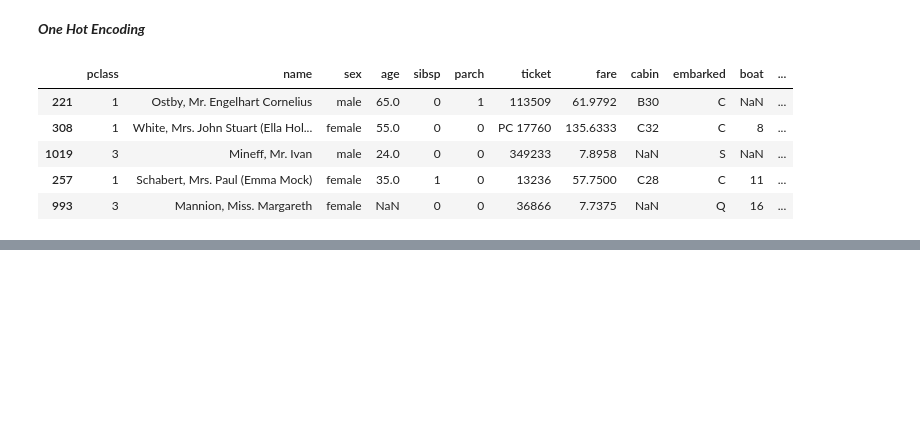
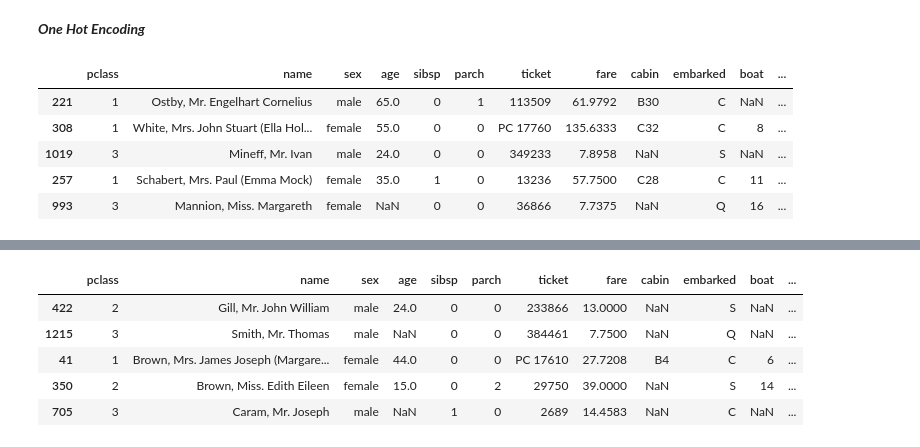
Before and after one commit to CyberWol-12/feature-encoding-techniques, a Jupyter notebook: feature-encoding-techniques.ipynb, the cells around one changed output, grey strips where cells are left out. Saved outputs shown, nothing was run; the diff lists cells and outputs as text; code cells hidden in the pictures; blank space fills up the shorter version.

Commit message:
binary_encoders

```diff
--- a/feature-encoding-techniques.ipynb
+++ b/feature-encoding-techniques.ipynb
@@ -774,0 +800,13 @@ X.sample(5)
+# %%
+binary_encoders = co.BinaryEncoder()
+binary_encoders = binary_encoders.fit_transform(X['embarked'])
+X = pd.concat([X,binary_encoders],axis = 1)
+# %%
+X.sample(5)
+# %% [output]
+|  | pclass | name | sex | age | sibsp | parch | ticket | fare | cabin | embarked | boat | ... |
+| 422 | 2 | Gill, Mr. John William | male | 24.0 | 0 | 0 | 233866 | 13.0000 | NaN | S | NaN | ... |
+| 1215 | 3 | Smith, Mr. Thomas | male | NaN | 0 | 0 | 384461 | 7.7500 | NaN | Q | NaN | ... |
+| 41 | 1 | Brown, Mrs. James Joseph (Margare... | female | 44.0 | 0 | 0 | PC 17610 | 27.7208 | B4 | C | 6 | ... |
+| 350 | 2 | Brown, Miss. Edith Eileen | female | 15.0 | 0 | 2 | 29750 | 39.0000 | NaN | S | 14 | ... |
+| 705 | 3 | Caram, Mr. Joseph | male | NaN | 1 | 0 | 2689 | 14.4583 | NaN | C | NaN | ... |
```
Also changed, not shown: parts of 3 cells of this notebook.
